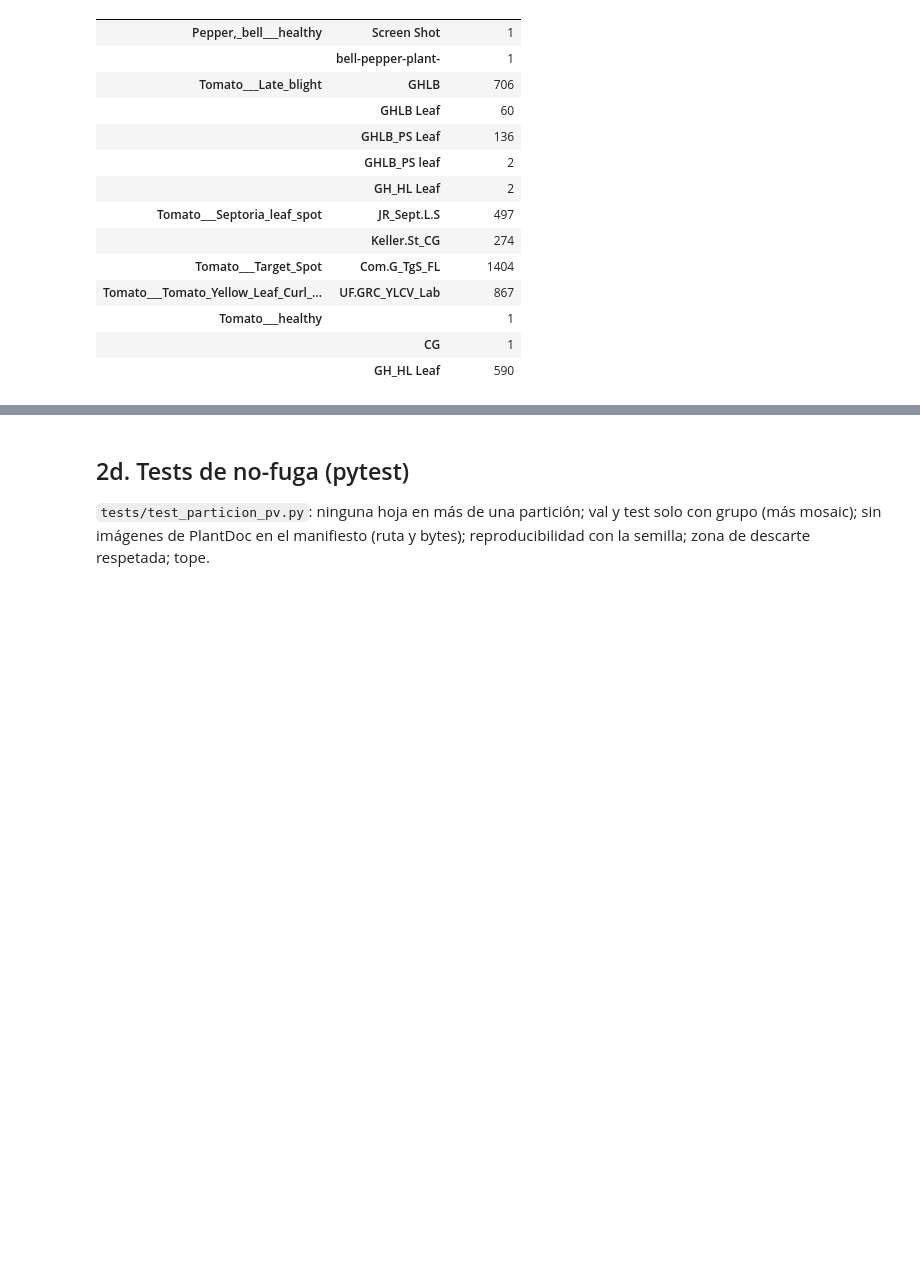
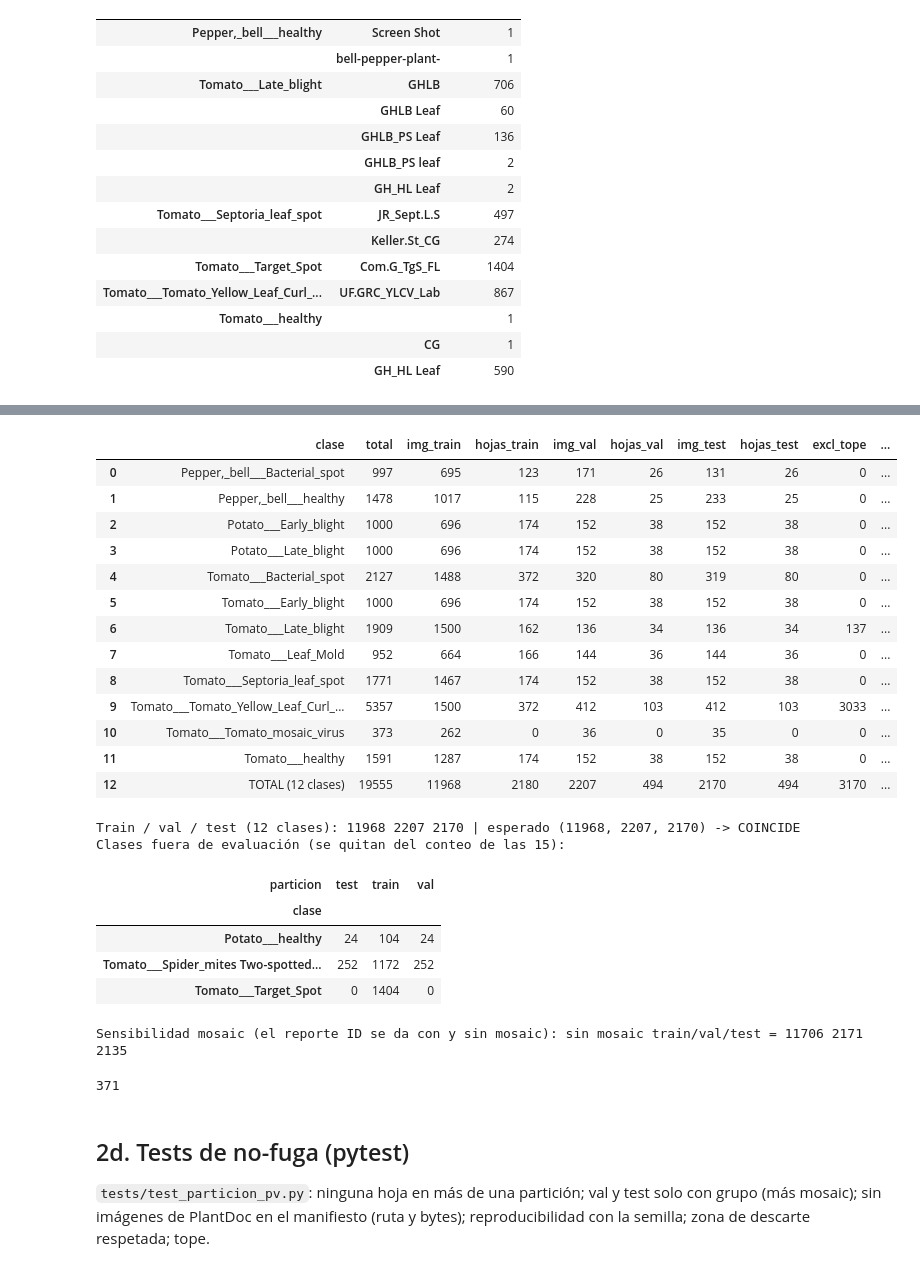
Before and after one commit to trajano-carballo/enfermedades-foliares, a Jupyter notebook: notebooks/01_preparacion_datos.ipynb, the cells around one changed output, grey strips where cells are left out. Drawn from its saved outputs; the diff is of its cells as text; code cells hidden in the pictures; blank space fills up the shorter version.

```diff
--- a/notebooks/01_preparacion_datos.ipynb
+++ b/notebooks/01_preparacion_datos.ipynb
@@ -243,3 +247,45 @@ Sesiones presentes en train y ausentes de val/test:
+# %%
+ev = cand[cand.clase_eval]
+tab12 = pp.tabla_resumen(ev).drop(columns=["clase_comun", "clase_eval"])
+tot12 = tab12.drop(columns="clase").sum(); tot12["clase"] = "TOTAL (12 clases)"
+display(pd.concat([tab12, tot12.to_frame().T], ignore_index=True))
+c12 = ev.groupby("particion").size()
+esperado = {"train": 11968, "val": 2207, "test": 2170}
+print("Train / val / test (12 clases):", c12["train"], c12["val"], c12["test"], "| esperado", tuple(esperado.values()),
+      "->", "COINCIDE" if all(c12[k] == v for k, v in esperado.items()) else "NO COINCIDE")
+fuera = cand[~cand.clase_eval].groupby(["clase", "particion"]).size().unstack(fill_value=0)
+print("Clases fuera de evaluación (se quitan del conteo de las 15):"); display(fuera)
+sin_m = ev[ev.clase != "Tomato___Tomato_mosaic_virus"].groupby("particion").size()
+print("Sensibilidad mosaic (el reporte ID se da con y sin mosaic): sin mosaic train/val/test =", sin_m["train"], sin_m["val"], sin_m["test"])
+meta = {"semilla": SEMILLA, "zona_mosaic": zona, "tope_train_por_clase": CFG["tope_train_por_clase"], "fracciones": CFG["fracciones"],
+        "commit_plantvillage": CFG["commit_plantvillage"], "clases_eval": int(ev.clase.nunique()),
+        "conteos_12_clases": {k: int(v) for k, v in c12.items()}, "script": "notebooks/01_preparacion_datos.ipynb"}
+import json
+(INTERIM / "particion_candidato_plantvillage.meta.json").write_text(json.dumps(meta, indent=2, ensure_ascii=False), encoding="utf-8")
+# %% [output]
+|  | clase | total | img_train | hojas_train | img_val | hojas_val | img_test | hojas_test | excl_tope | ... |
+| 0 | Pepper,_bell___Bacterial_spot | 997 | 695 | 123 | 171 | 26 | 131 | 26 | 0 | ... |
+| 1 | Pepper,_bell___healthy | 1478 | 1017 | 115 | 228 | 25 | 233 | 25 | 0 | ... |
+| 2 | Potato___Early_blight | 1000 | 696 | 174 | 152 | 38 | 152 | 38 | 0 | ... |
+| 3 | Potato___Late_blight | 1000 | 696 | 174 | 152 | 38 | 152 | 38 | 0 | ... |
+| 4 | Tomato___Bacterial_spot | 2127 | 1488 | 372 | 320 | 80 | 319 | 80 | 0 | ... |
+| 5 | Tomato___Early_blight | 1000 | 696 | 174 | 152 | 38 | 152 | 38 | 0 | ... |
+| 6 | Tomato___Late_blight | 1909 | 1500 | 162 | 136 | 34 | 136 | 34 | 137 | ... |
+| 7 | Tomato___Leaf_Mold | 952 | 664 | 166 | 144 | 36 | 144 | 36 | 0 | ... |
+| 8 | Tomato___Septoria_leaf_spot | 1771 | 1467 | 174 | 152 | 38 | 152 | 38 | 0 | ... |
+| 9 | Tomato___Tomato_Yellow_Leaf_Curl_... | 5357 | 1500 | 372 | 412 | 103 | 412 | 103 | 3033 | ... |
+| 10 | Tomato___Tomato_mosaic_virus | 373 | 262 | 0 | 36 | 0 | 35 | 0 | 0 | ... |
+| 11 | Tomato___healthy | 1591 | 1287 | 174 | 152 | 38 | 152 | 38 | 0 | ... |
+| 12 | TOTAL (12 clases) | 19555 | 11968 | 2180 | 2207 | 494 | 2170 | 494 | 3170 | ... |
+Train / val / test (12 clases): 11968 2207 2170 | esperado (11968, 2207, 2170) -> COINCIDE
+Clases fuera de evaluación (se quitan del conteo de las 15):
+| particion | test | train | val |
+| clase |  |  |  |
+| Potato___healthy | 24 | 104 | 24 |
+| Tomato___Spider_mites Two-spotted... | 252 | 1172 | 252 |
+| Tomato___Target_Spot | 0 | 1404 | 0 |
+Sensibilidad mosaic (el reporte ID se da con y sin mosaic): sin mosaic train/val/test = 11706 2171 2135
+371
 # %% [markdown]
 ## 2d. Tests de no-fuga (pytest)
 
```
Also changed, not shown: parts of 6 cells of this notebook, 27 other files.
